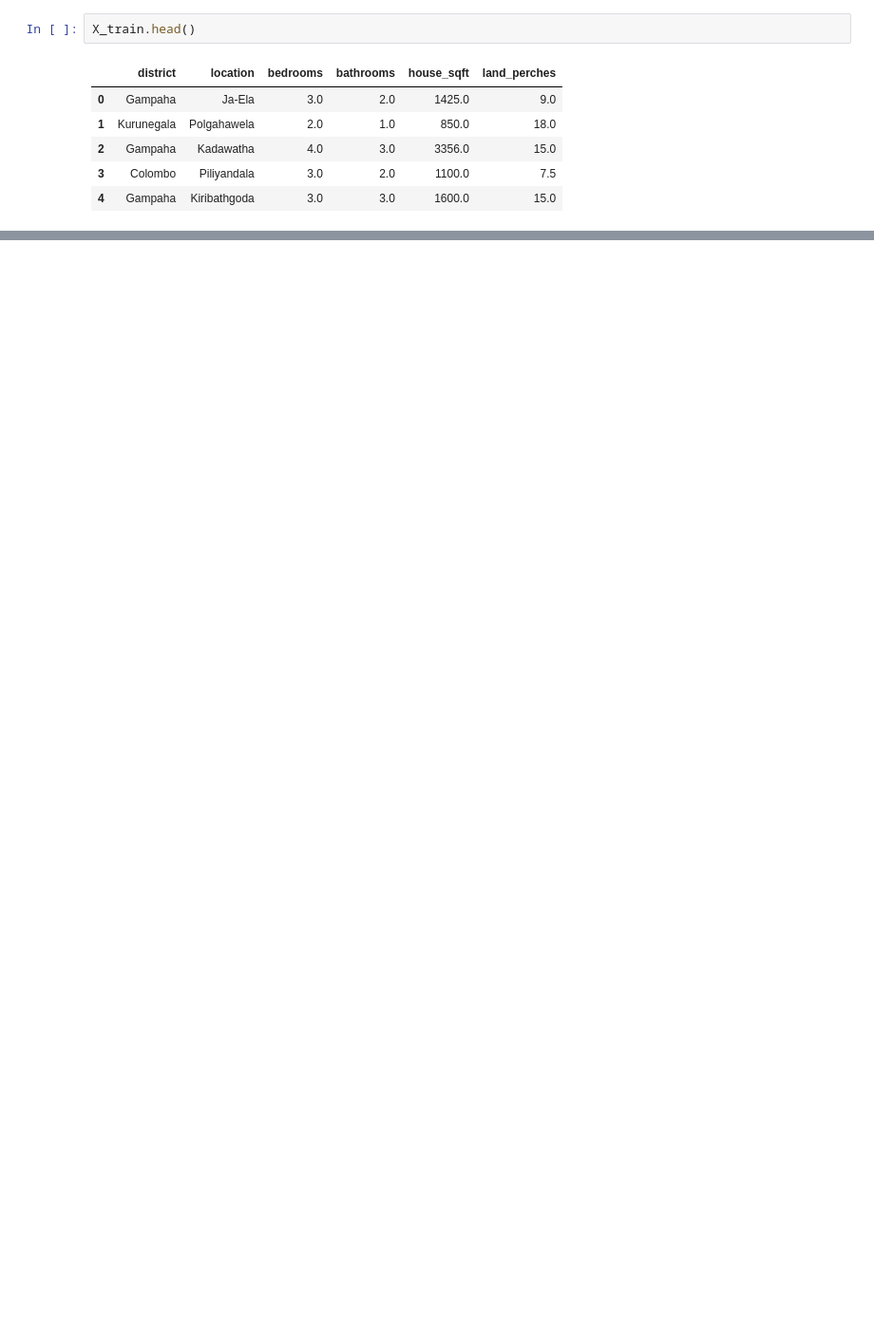
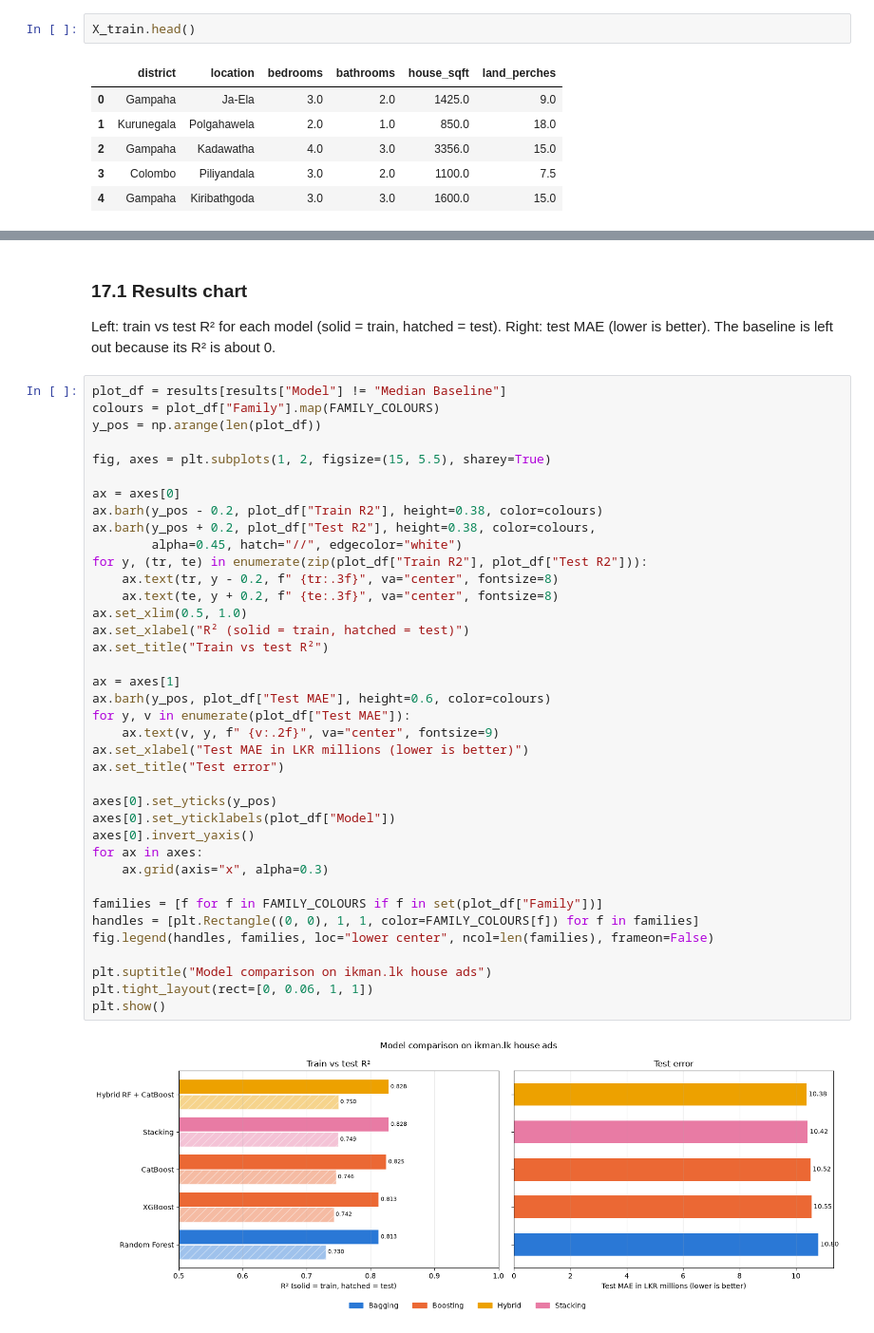
Before and after one commit to ML-Assignment-1/bagging-boosting-stacking, a Jupyter notebook: ML_assignment.ipynb, the cells around one changed output, grey strips where cells are left out. Shown at 95% size. Cells and saved outputs as stored; diff of their text form; blank space fills up the shorter version.

```diff
--- a/ML_assignment.ipynb
+++ b/ML_assignment.ipynb
@@ -687,0 +813,43 @@ plt.show()
+# %% [markdown]
+### 17.1 Results chart
+Left: train vs test R² for each model (solid = train, hatched = test). Right: test MAE (lower is better). The baseline is left out because its R² is about 0.
+# %%
+plot_df = results[results["Model"] != "Median Baseline"]
+colours = plot_df["Family"].map(FAMILY_COLOURS)
+y_pos = np.arange(len(plot_df))
+
+fig, axes = plt.subplots(1, 2, figsize=(15, 5.5), sharey=True)
+
+ax = axes[0]
+ax.barh(y_pos - 0.2, plot_df["Train R2"], height=0.38, color=colours)
+ax.barh(y_pos + 0.2, plot_df["Test R2"], height=0.38, color=colours,
+        alpha=0.45, hatch="//", edgecolor="white")
+for y, (tr, te) in enumerate(zip(plot_df["Train R2"], plot_df["Test R2"])):
+    ax.text(tr, y - 0.2, f" {tr:.3f}", va="center", fontsize=8)
+    ax.text(te, y + 0.2, f" {te:.3f}", va="center", fontsize=8)
+ax.set_xlim(0.5, 1.0)
+ax.set_xlabel("R² (solid = train, hatched = test)")
+ax.set_title("Train vs test R²")
+
+ax = axes[1]
+ax.barh(y_pos, plot_df["Test MAE"], height=0.6, color=colours)
+for y, v in enumerate(plot_df["Test MAE"]):
+    ax.text(v, y, f" {v:.2f}", va="center", fontsize=9)
+ax.set_xlabel("Test MAE in LKR millions (lower is better)")
+ax.set_title("Test error")
+
+axes[0].set_yticks(y_pos)
+axes[0].set_yticklabels(plot_df["Model"])
+axes[0].invert_yaxis()
+for ax in axes:
+    ax.grid(axis="x", alpha=0.3)
+
+families = [f for f in FAMILY_COLOURS if f in set(plot_df["Family"])]
+handles = [plt.Rectangle((0, 0), 1, 1, color=FAMILY_COLOURS[f]) for f in families]
+fig.legend(handles, families, loc="lower center", ncol=len(families), frameon=False)
+
+plt.suptitle("Model comparison on ikman.lk house ads")
+plt.tight_layout(rect=[0, 0.06, 1, 1])
+plt.show()
+# %% [output]
+[figure, added]
```
Also changed, not shown: parts of 68 cells of this notebook, 7 other files.
